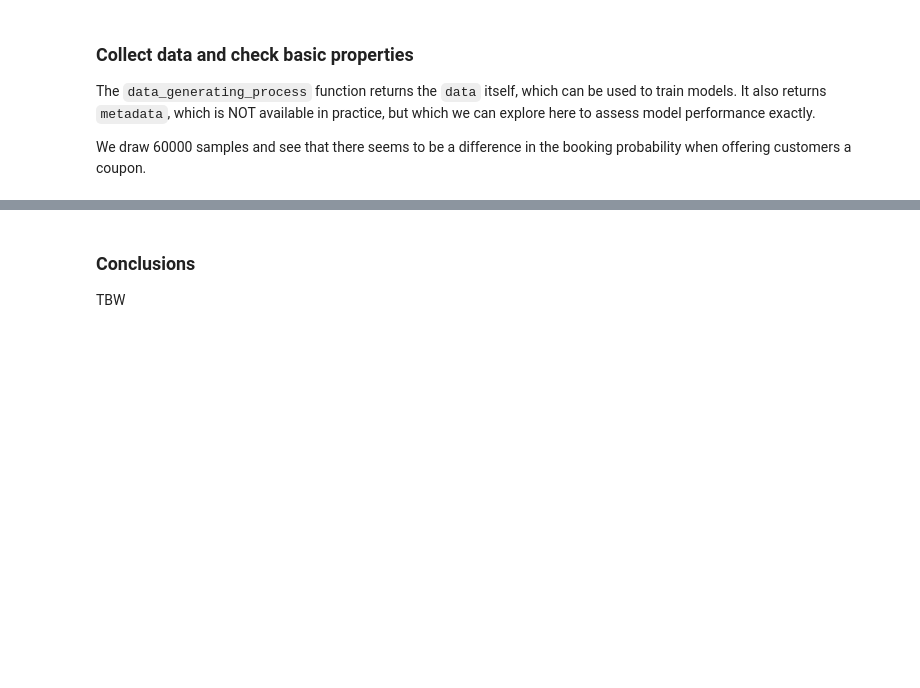
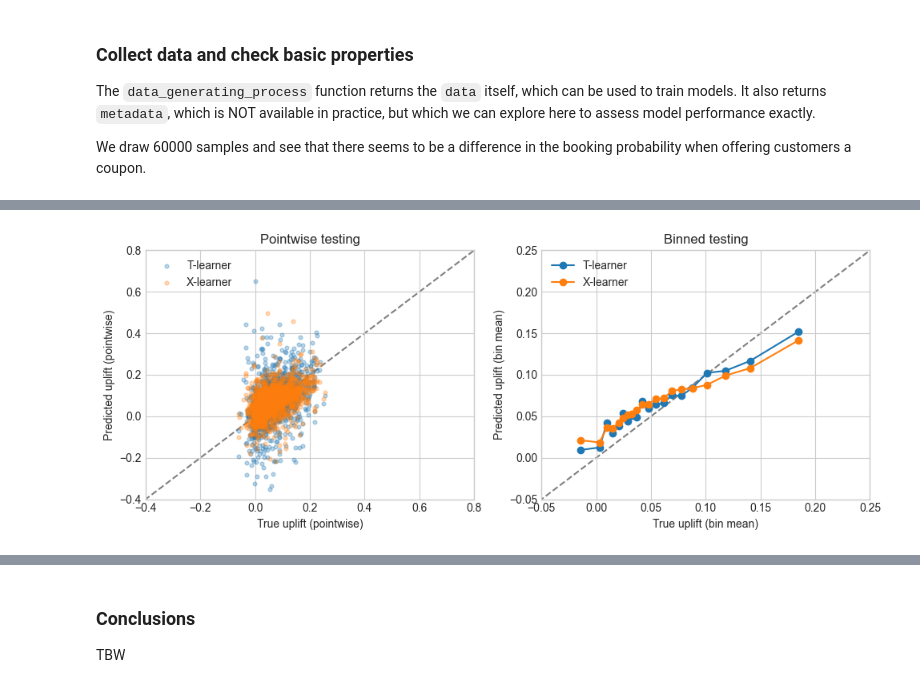
Before and after one commit to emilioMaddalena/causal-inference-studies, a Jupyter notebook: material/notebooks/uplift_modelling.ipynb, the cells around one changed output, grey strips where cells are left out. Drawn from its saved outputs; the diff is of its cells as text; code cells hidden in the pictures; blank space fills up the shorter version.

```diff
--- a/material/notebooks/uplift_modelling.ipynb
+++ b/material/notebooks/uplift_modelling.ipynb
@@ -95,11 +112,12 @@ def train_test_split_df(df: pd.DataFrame, features: list, test_size=0.25, seed=1
     x = df[features].values
     y = df["Y"].astype(float).values
     t = df["T"].astype(float).values
-    return train_test_split(x, y, t, test_size=test_size, random_state=seed, stratify=t)
+    u = df["true_uplift"].astype(float).values
+    return train_test_split(x, y, t, u, test_size=test_size, random_state=seed, stratify=t)
 
 
-X_train, X_test, y_train, y_test, t_train, t_test = train_test_split_df(
+X_train, X_test, y_train, y_test, t_train, t_test, u_train, u_test = train_test_split_df(
     data,
-    features=[col for col in data.columns if col not in ["client_id", "Y", "T"]],
+    features=[col for col in data.columns if col not in ["client_id", "Y", "T", "true_uplift"]],
     test_size=0.25,
 )
@@ -220,0 +194,64 @@ else:
+# %%
+# Predict uplift on test
+
+tau_T = t_learner.predict_uplift(X_test)
+tau_X = x_learner.predict_uplift(X_test)
+
+uplift = pd.DataFrame(
+    {
+        "u_true": u_test,
+        "tau_T": tau_T,
+        "tau_X": tau_X,
+    }
+)
+# %%
+fig, axes = plt.subplots(1, 2, figsize=(10, 4))
+
+# Scatter plot
+axes[0].scatter(
+    uplift["u_true"],
+    uplift["tau_T"],
+    alpha=0.3,
+    s=12,
+    label="T-learner",
+)
+axes[0].scatter(
+    uplift["u_true"],
+    uplift["tau_X"],
+    alpha=0.3,
+    s=12,
+    label="X-learner",
+)
+line = np.linspace(-0.6, 0.8, 100)
+axes[0].plot(line, line, ls="--", c="gray", lw=1.5, zorder=-2)
+axes[0].set_xlabel("True uplift (pointwise)")
+axes[0].set_ylabel("Predicted uplift (pointwise)")
+axes[0].set_title("Pointwise testing")
+axes[0].legend(loc="best")
+axes[0].set_xlim([-0.4, 0.8])
+axes[0].set_ylim([-0.4, 0.8])
+
+
+# Plot with shared bins (same groups across models)
+cal = binned_validation(
+    y_true=uplift["u_true"].values,
+    scores={
+        "T-learner": uplift["tau_T"].values,
+        "X-learner": uplift["tau_X"].values,
+    },
+    n_bins=20,
+)
+for name, g in cal.groupby("model"):
+    axes[1].plot(g["mean_true"], g["mean_pred"], "o-", label=name)
+axes[1].plot(line, line, ls="--", c="gray", lw=1.5, zorder=-2)
+axes[1].set_ylabel("Predicted uplift (bin mean)")
+axes[1].set_xlabel("True uplift (bin mean)")
+axes[1].set_title("Binned testing")
+axes[1].legend(loc="best")
+axes[1].set_xlim([-0.05, 0.25])
+axes[1].set_ylim([-0.05, 0.25])
+
+plt.tight_layout()
+plt.show()
+# %% [output]
+[figure, added]
```
Also changed, not shown: parts of 9 cells of this notebook.
